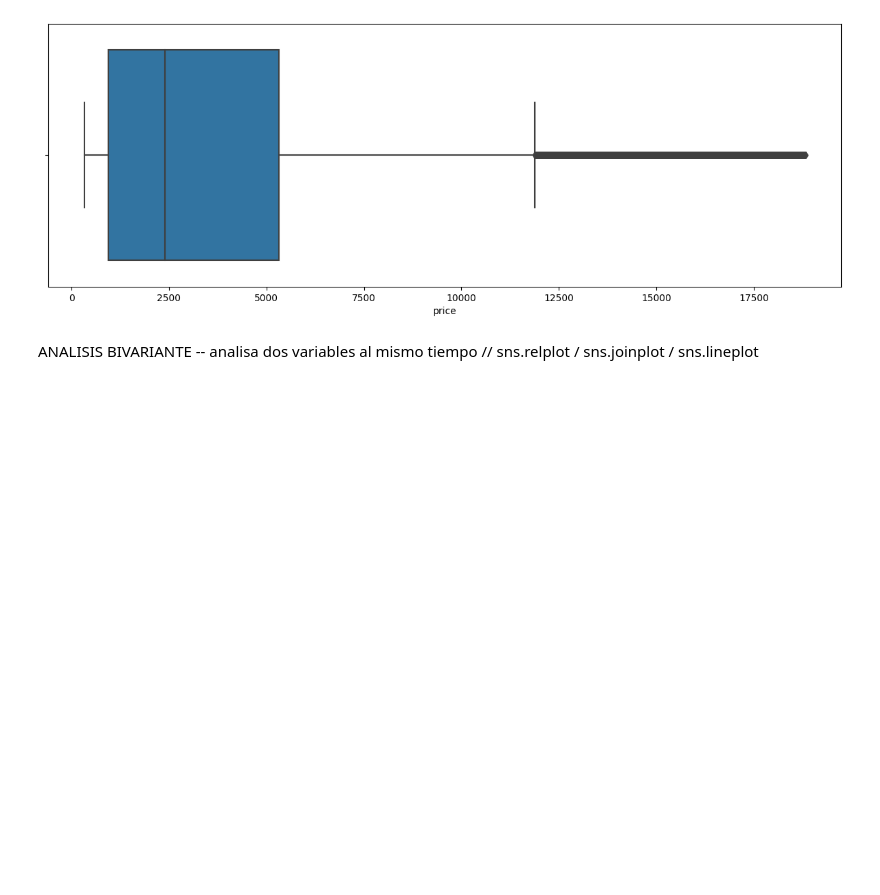
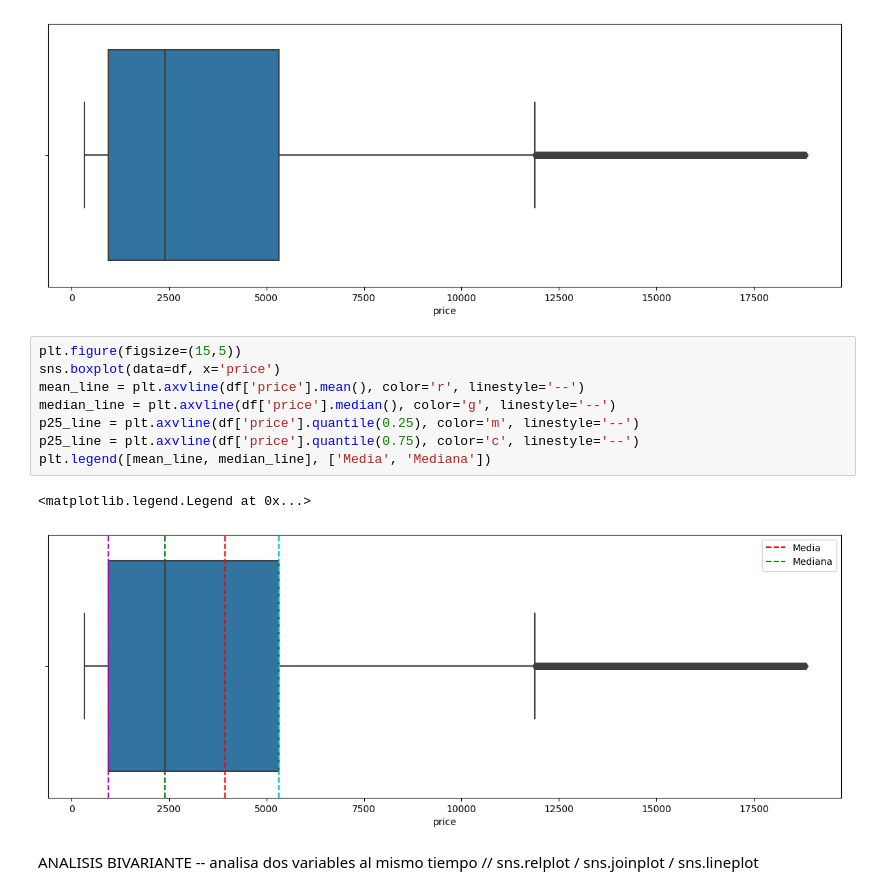
Before and after one commit to MiguelAngel3378/CURSO_ANALISIS_BD2, a Jupyter notebook: m5_visualizacion/seaborn/notebooks/ejemplo2.ipynb, the cells around one changed output. Cells and saved outputs as stored; diff of their text form; blank space fills up the shorter version.

```diff
--- a/m5_visualizacion/seaborn/notebooks/ejemplo2.ipynb
+++ b/m5_visualizacion/seaborn/notebooks/ejemplo2.ipynb
@@ -154,5 +154,16 @@ sns.boxplot(data=df, x='price')
 # %% [output]
 <Axes: xlabel='price'>
 [figure]
+# %%
+plt.figure(figsize=(15,5))
+sns.boxplot(data=df, x='price')
+mean_line = plt.axvline(df['price'].mean(), color='r', linestyle='--')
+median_line = plt.axvline(df['price'].median(), color='g', linestyle='--')
+p25_line = plt.axvline(df['price'].quantile(0.25), color='m', linestyle='--')
+p25_line = plt.axvline(df['price'].quantile(0.75), color='c', linestyle='--')
+plt.legend([mean_line, median_line], ['Media', 'Mediana'])
+# %% [output]
+<matplotlib.legend.Legend at 0x...>
+[figure, added]
 # %% [markdown]
 ANALISIS BIVARIANTE -- analisa dos variables al mismo tiempo // sns.relplot / sns.joinplot / sns.lineplot
```
Also changed, not shown: parts of 5 cells of this notebook.
